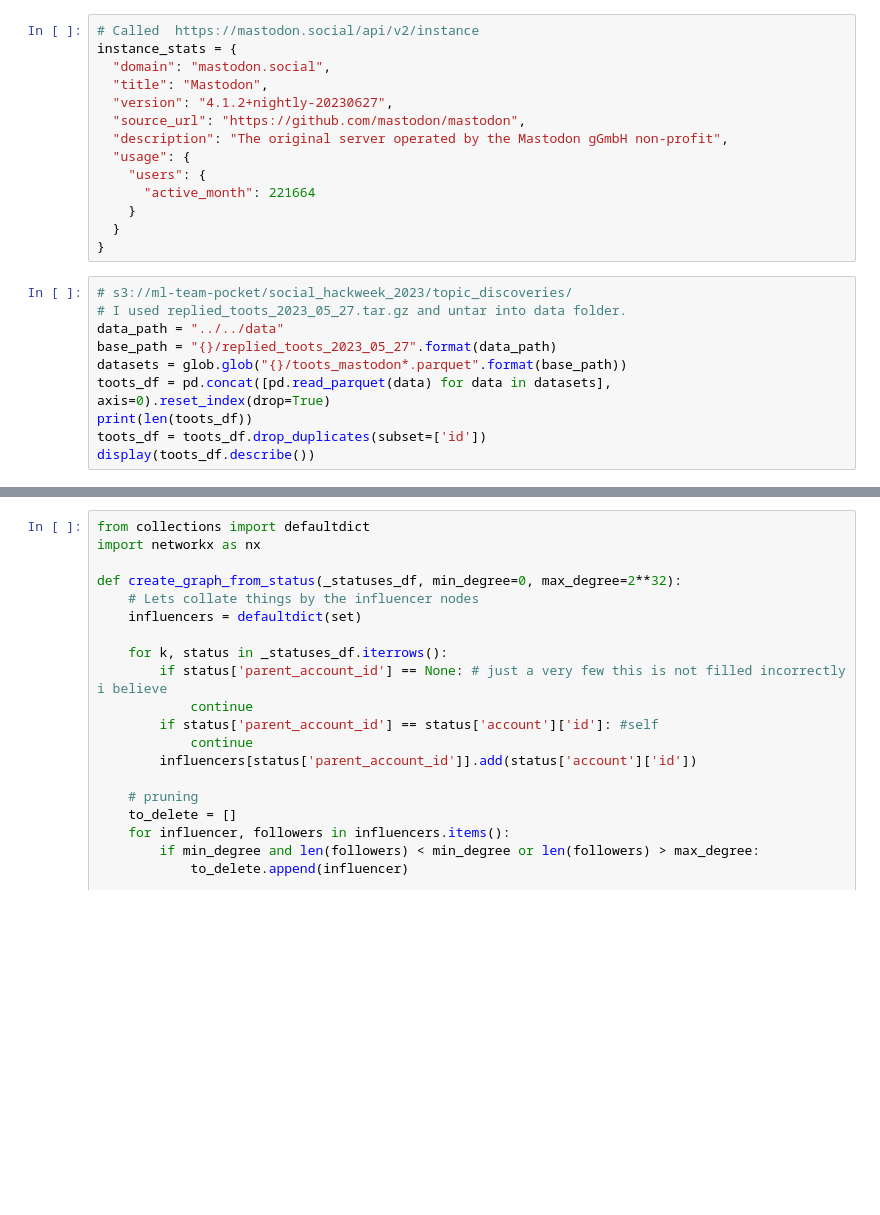
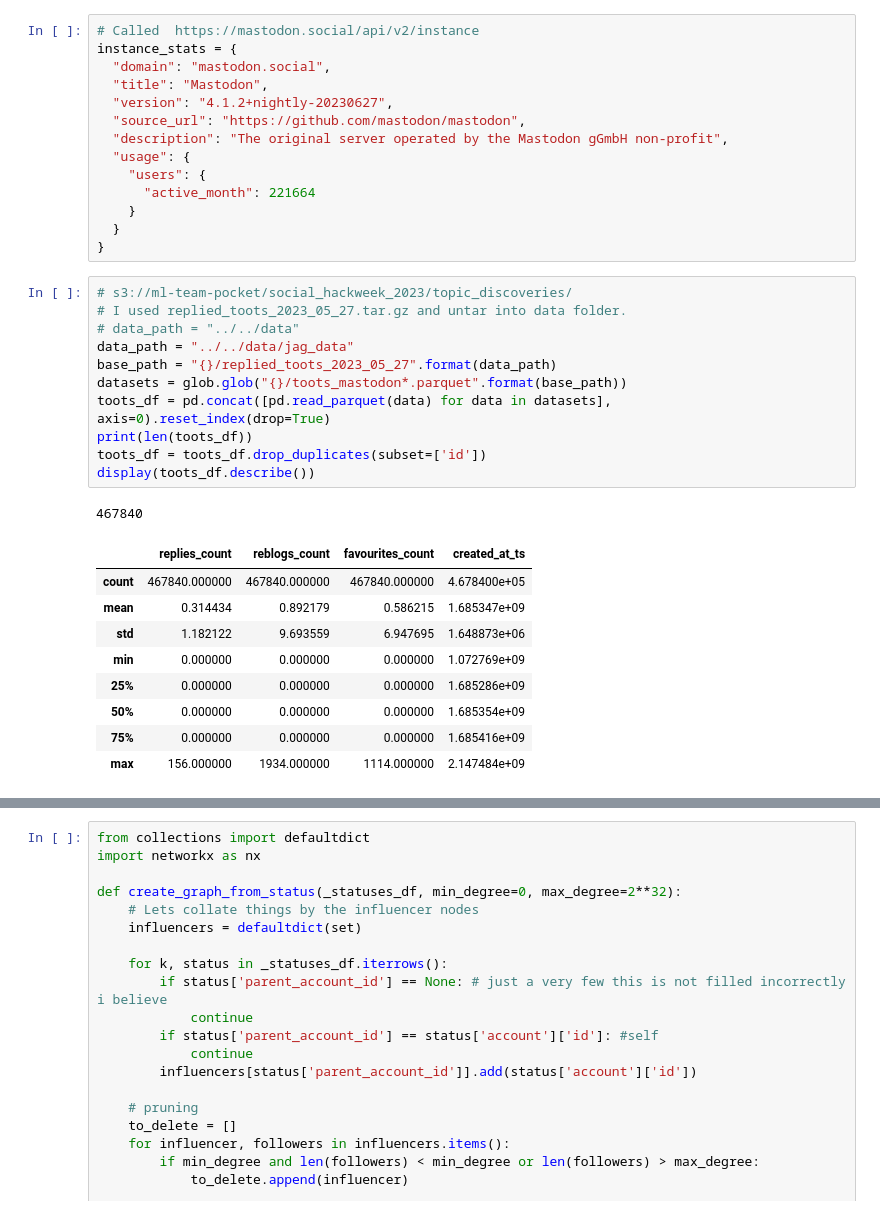
Before and after one commit to Pocket/hackweek_generation_topic_discoveries, a Jupyter notebook: src/sna/toots-sna.ipynb, the cells around one changed output, grey strips where cells are left out. Drawn from its saved outputs; the diff is of its cells as text; blank space fills up the shorter version.

```diff
--- a/src/sna/toots-sna.ipynb
+++ b/src/sna/toots-sna.ipynb
@@ -43,10 +47,22 @@ instance_stats = {
 # %%
 # s3://ml-team-pocket/social_hackweek_2023/topic_discoveries/
 # I used replied_toots_2023_05_27.tar.gz and untar into data folder.
-data_path = "../../data"
+# data_path = "../../data"
+data_path = "../../data/jag_data"
 base_path = "{}/replied_toots_2023_05_27".format(data_path)
 datasets = glob.glob("{}/toots_mastodon*.parquet".format(base_path))
 toots_df = pd.concat([pd.read_parquet(data) for data in datasets], axis=0).reset_index(drop=True)
 print(len(toots_df))
 toots_df = toots_df.drop_duplicates(subset=['id'])
 display(toots_df.describe())
+# %% [output]
+467840
+|  | replies_count | reblogs_count | favourites_count | created_at_ts |
+| count | 467840.000000 | 467840.000000 | 467840.000000 | 4.678400e+05 |
+| mean | 0.314434 | 0.892179 | 0.586215 | 1.685347e+09 |
+| std | 1.182122 | 9.693559 | 6.947695 | 1.648873e+06 |
+| min | 0.000000 | 0.000000 | 0.000000 | 1.072769e+09 |
+| 25% | 0.000000 | 0.000000 | 0.000000 | 1.685286e+09 |
+| 50% | 0.000000 | 0.000000 | 0.000000 | 1.685354e+09 |
+| 75% | 0.000000 | 0.000000 | 0.000000 | 1.685416e+09 |
+| max | 156.000000 | 1934.000000 | 1114.000000 | 2.147484e+09 |
```
Also changed, not shown: parts of 20 cells of this notebook.
